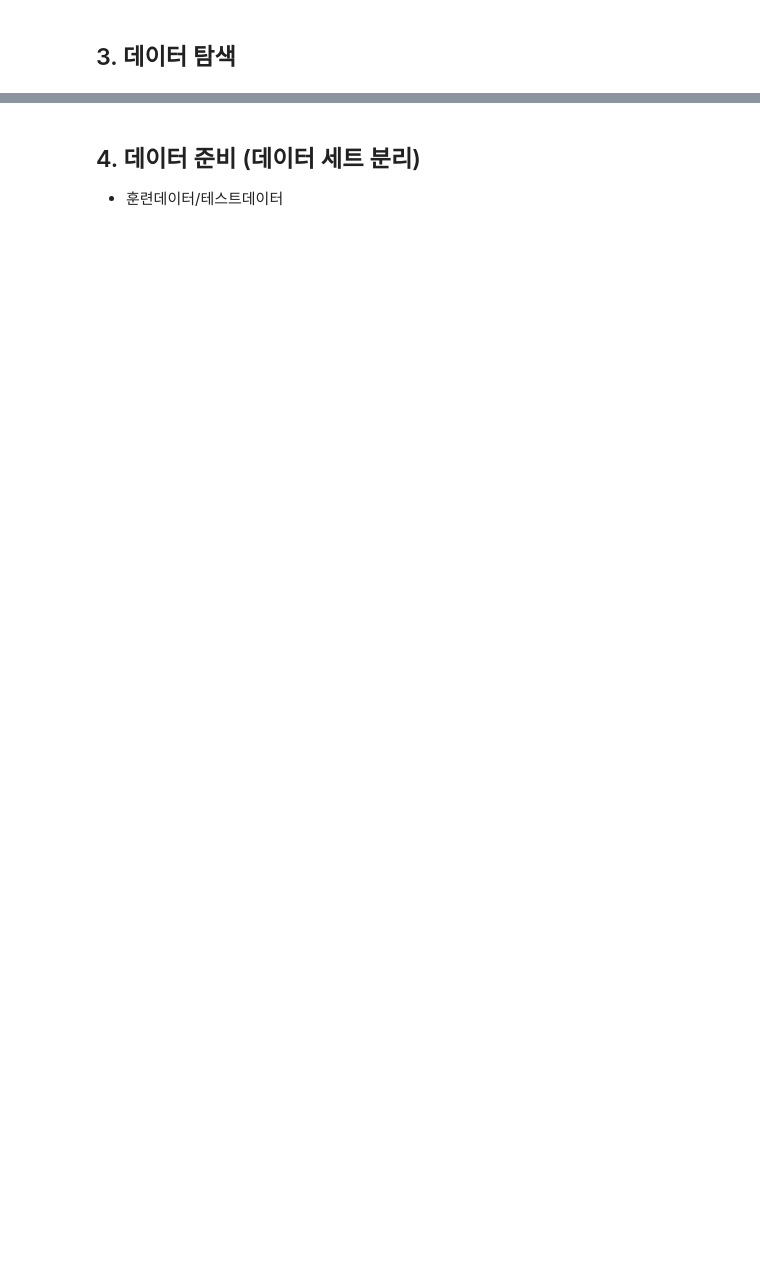
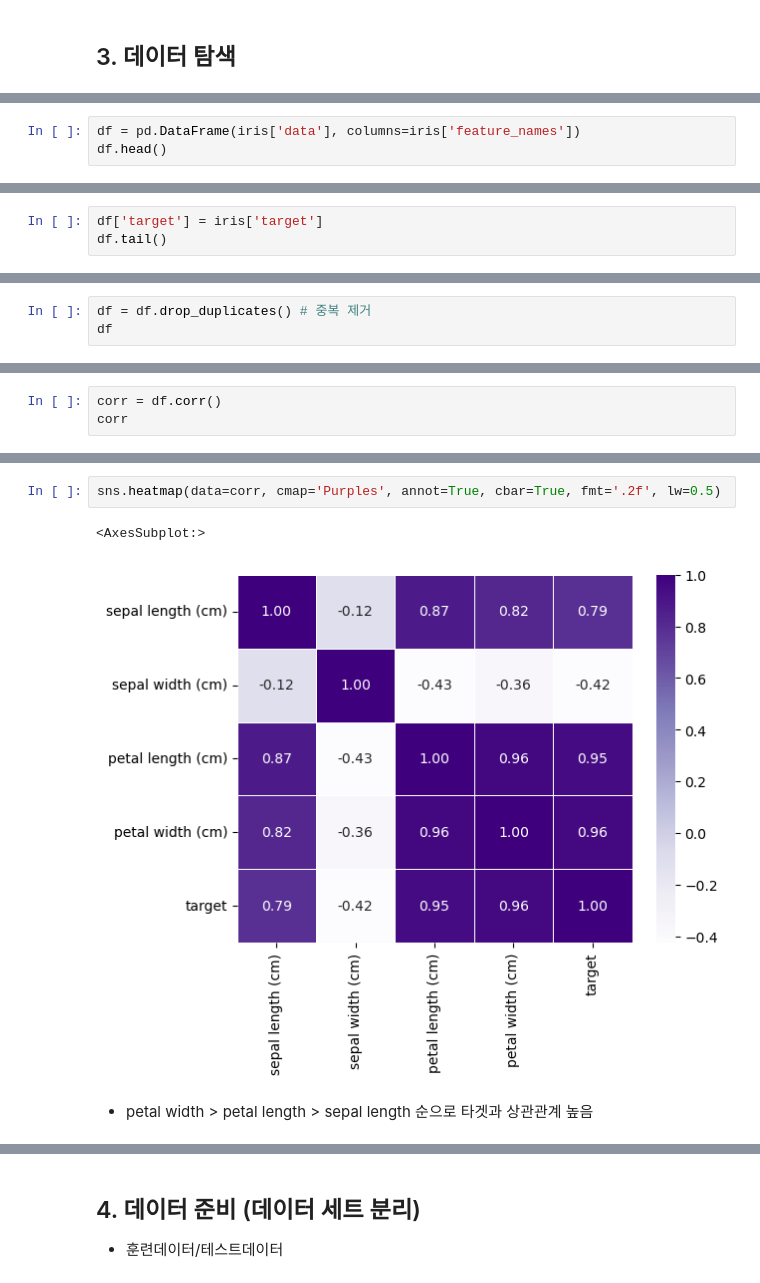
Before and after one commit to parkyooyoung/machine_learning_project_self, a Jupyter notebook: 붓꽃 품종 예측하기.ipynb, the cells around one changed output, grey strips where cells are left out. Cells and saved outputs as stored; diff of their text form; blank space fills up the shorter version.

```diff
--- a/붓꽃 품종 예측하기.ipynb
+++ b/붓꽃 품종 예측하기.ipynb
@@ -127,0 +71,3 @@ plt.show()
+# %%
+df = pd.DataFrame(iris['data'], columns=iris['feature_names'])
+df.head()
@@ -127,0 +81,3 @@ plt.show()
+# %%
+df['target'] = iris['target']
+df.tail()
@@ -127,0 +122,3 @@ plt.show()
+# %%
+df = df.drop_duplicates() # 중복 제거
+df
@@ -143,0 +150,3 @@ plt.show()
+# %%
+corr = df.corr()
+corr
@@ -144 +160,8 @@ plt.show()
+# %%
+sns.heatmap(data=corr, cmap='Purples', annot=True, cbar=True, fmt='.2f', lw=0.5)
+# %% [output]
+<AxesSubplot:>
+[figure, added]
+# %% [markdown]
+- petal width > petal length > sepal length 순으로 타겟과 상관관계 높음
 # %%
```
Also changed, not shown: parts of 63 cells of this notebook.
